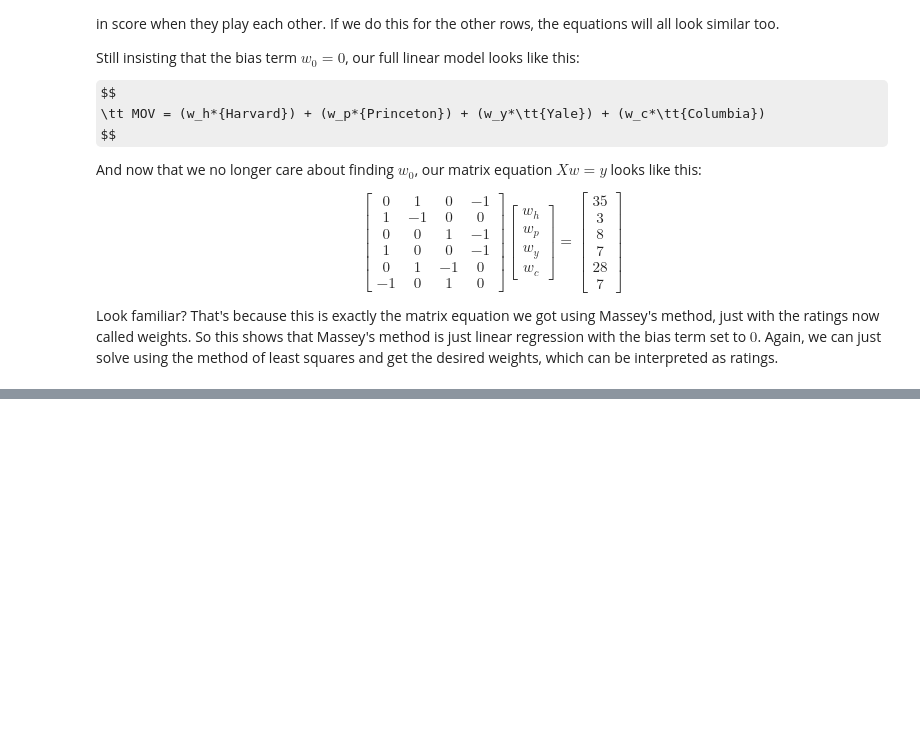
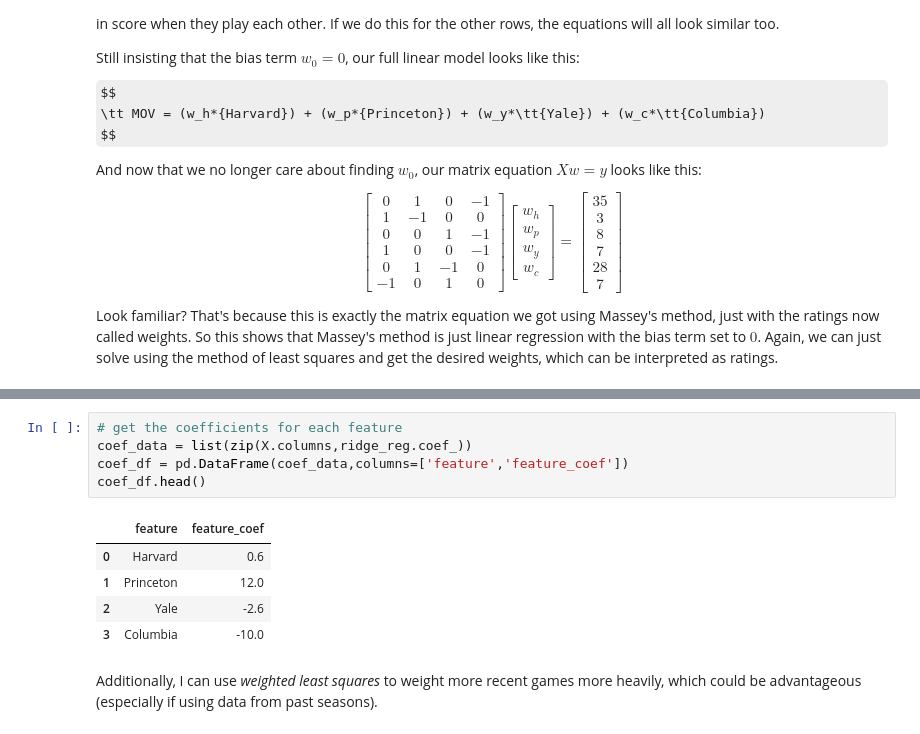
Before and after one commit to mc-robinson/ratings_methods, a Jupyter notebook: massey_ratings.ipynb, the cells around one changed output, grey strips where cells are left out. Saved outputs shown, nothing was run; the diff lists cells and outputs as text; some formulas as TeX source; blank space fills up the shorter version.

```diff
--- a/massey_ratings.ipynb
+++ b/massey_ratings.ipynb
@@ -769,0 +769,13 @@ print(ridge_reg.coef_)
+# %%
+# get the coefficients for each feature
+coef_data = list(zip(X.columns,ridge_reg.coef_))
+coef_df = pd.DataFrame(coef_data,columns=['feature','feature_coef'])
+coef_df.head()
+# %% [output]
+|  | feature | feature_coef |
+| 0 | Harvard | 0.6 |
+| 1 | Princeton | 12.0 |
+| 2 | Yale | -2.6 |
+| 3 | Columbia | -10.0 |
+# %% [markdown]
+Additionally, I can use *weighted least squares* to weight more recent games more heavily, which could be advantageous (especially if using data from past seasons).
```
Also changed, not shown: parts of 17 cells of this notebook.
